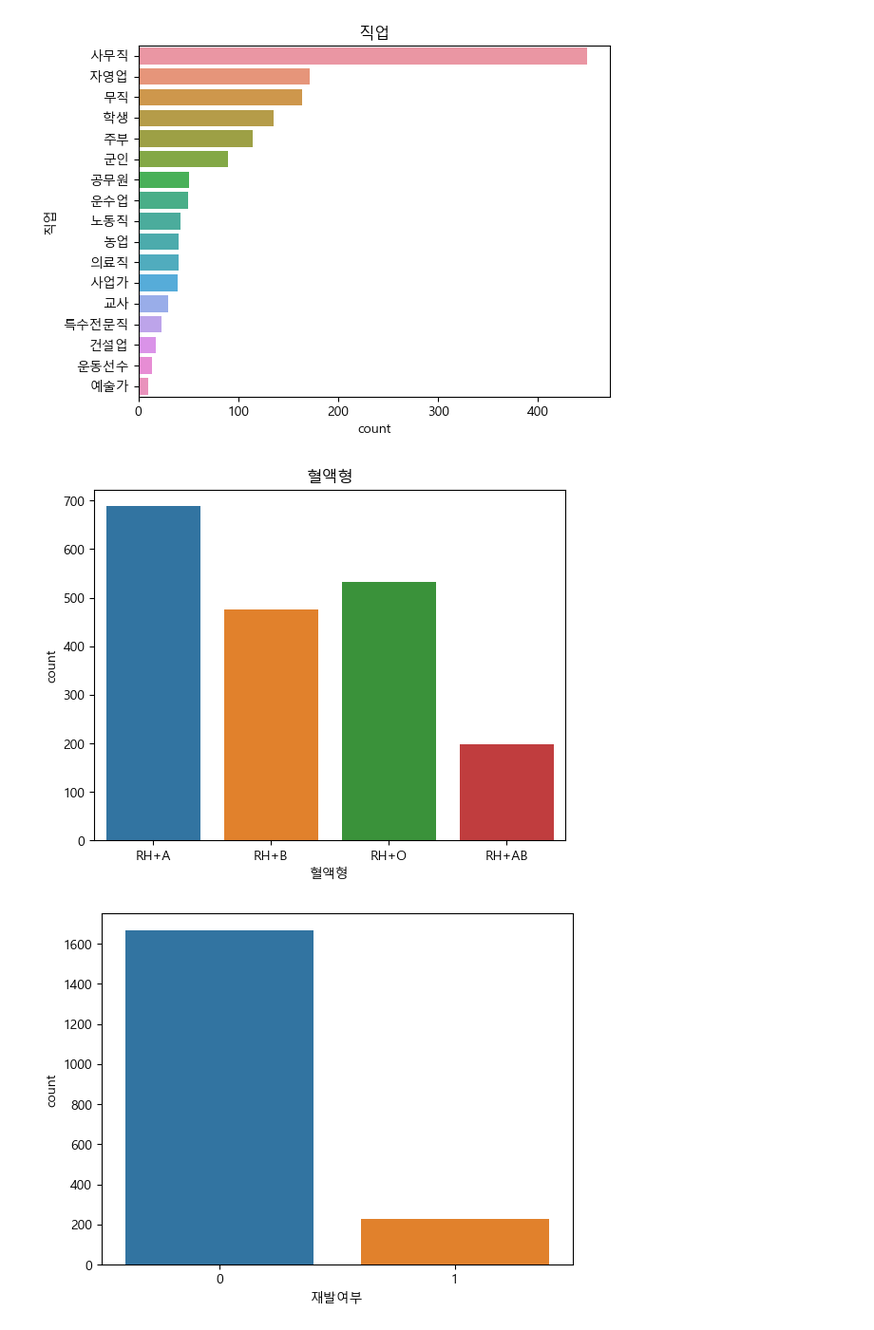
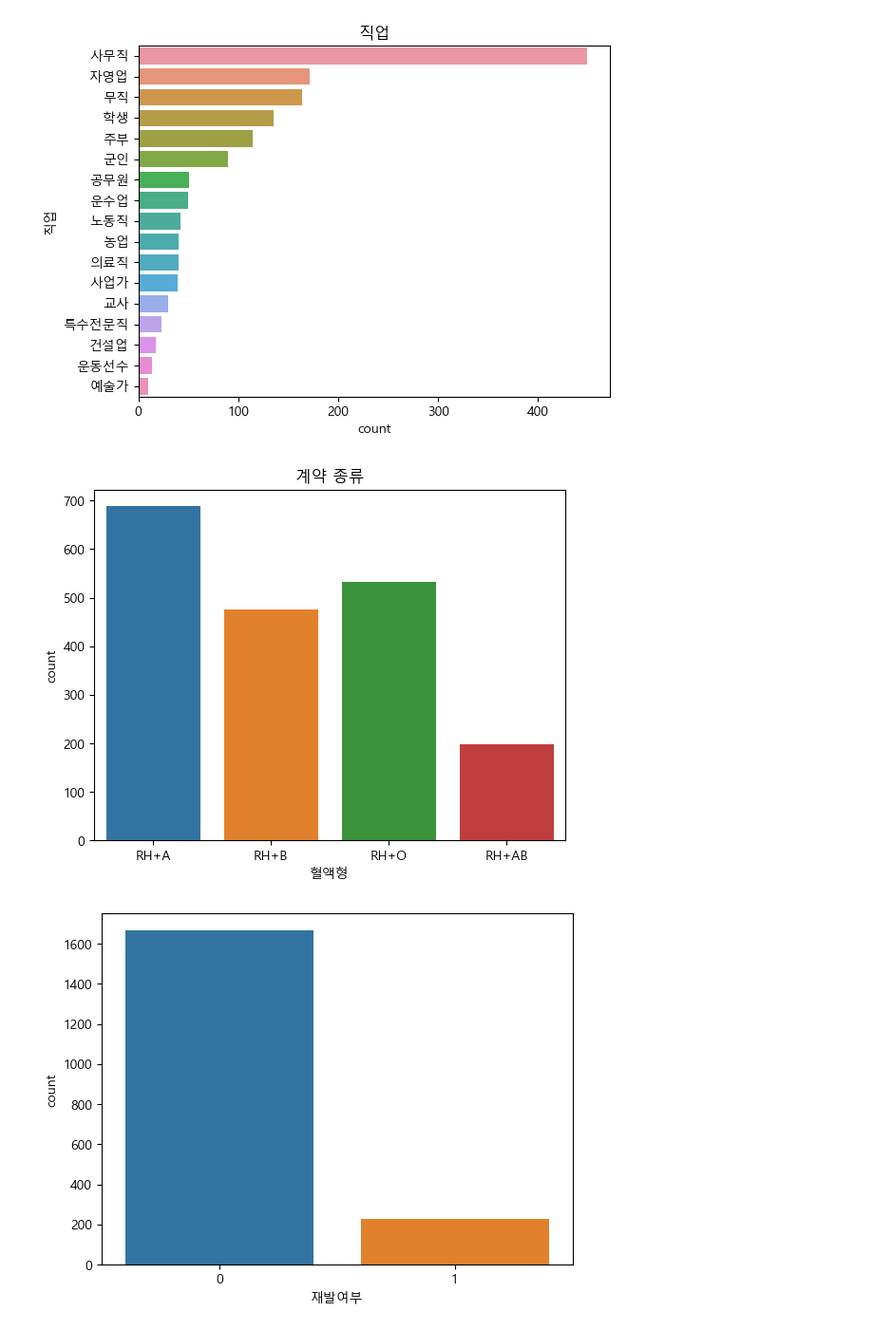
Before and after one commit to araya1203/study_data_analytics, a Jupyter notebook: codes/DDA/RecurrenceOfSurgery_DDA_quests.ipynb, the cells around one changed output. Shown at 95% size. Cells and saved outputs as stored; diff of their text form; code cells hidden in the pictures.

```diff
--- a/codes/DDA/RecurrenceOfSurgery_DDA_quests.ipynb
+++ b/codes/DDA/RecurrenceOfSurgery_DDA_quests.ipynb
@@ -169,11 +169,11 @@ plt.show()
 # %%
 # 혈액형 chart
 
 sns.countplot(data=df_ROS_forpatient, x='혈액형')
-plt.title("혈액형")
+plt.title("계약 종류")
 plt.show()
 # %% [output]
-[figure, old version]
+[figure, new version]
 # %%
 # 재발여부 chart
 
```
Also changed, not shown: parts of 22 cells of this notebook, 4 other files.
